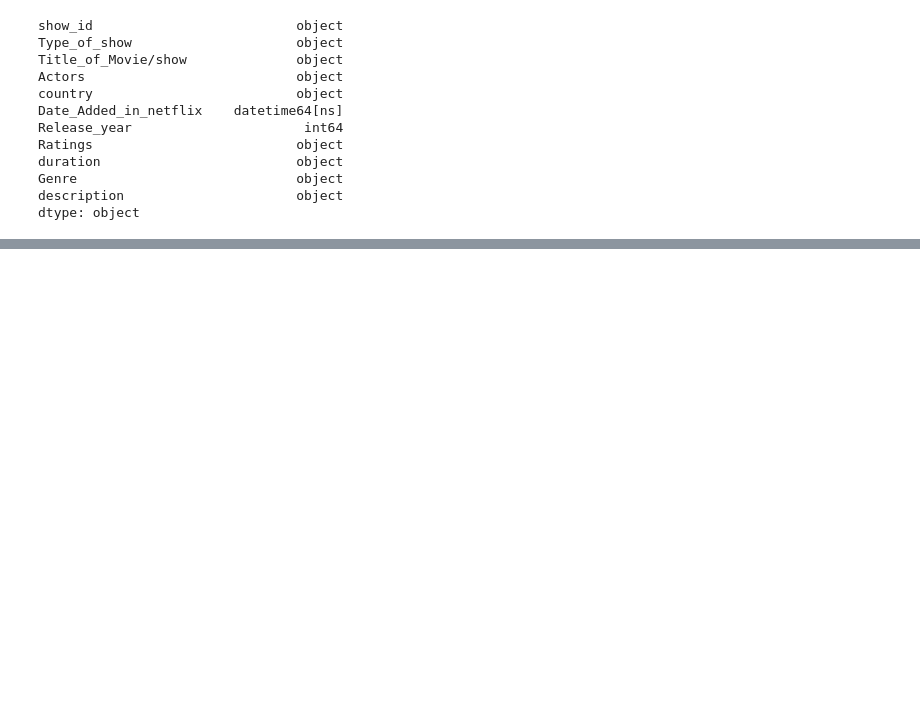
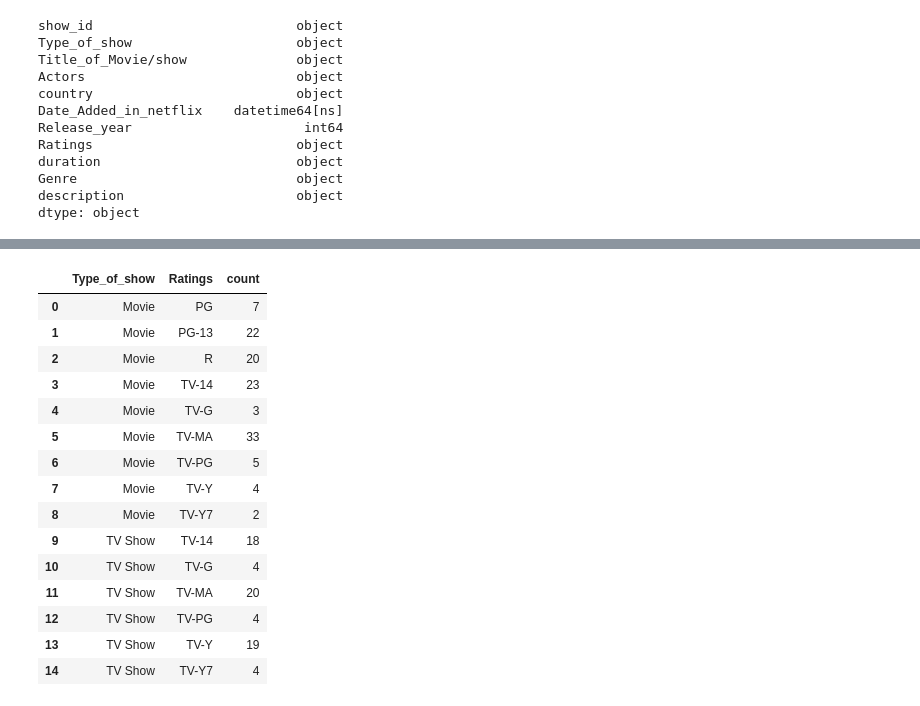
Before and after one commit to PUNEETSUBHANJI/Netflix_movies_Tv_shows_clustering, a Jupyter notebook: Netflix_Movies_Tv_shows_Clustering.ipynb, the cells around one changed output, grey strips where cells are left out. Cells and saved outputs as stored; diff of their text form; code cells hidden in the pictures; blank space fills up the shorter version.

```diff
--- a/Netflix_Movies_Tv_shows_Clustering.ipynb
+++ b/Netflix_Movies_Tv_shows_Clustering.ipynb
@@ -267,0 +375,21 @@ dtype: object
+# %%
+#groupby Type_of_show and Ratings
+ratings_dec_2020=df_new11.groupby(['Type_of_show','Ratings'])['country'].count().reset_index().rename(columns={'country':'count'})
+ratings_dec_2020
+# %% [output]
+|  | Type_of_show | Ratings | count |
+| 0 | Movie | PG | 7 |
+| 1 | Movie | PG-13 | 22 |
+| 2 | Movie | R | 20 |
+| 3 | Movie | TV-14 | 23 |
+| 4 | Movie | TV-G | 3 |
+| 5 | Movie | TV-MA | 33 |
+| 6 | Movie | TV-PG | 5 |
+| 7 | Movie | TV-Y | 4 |
+| 8 | Movie | TV-Y7 | 2 |
+| 9 | TV Show | TV-14 | 18 |
+| 10 | TV Show | TV-G | 4 |
+| 11 | TV Show | TV-MA | 20 |
+| 12 | TV Show | TV-PG | 4 |
+| 13 | TV Show | TV-Y | 19 |
+| 14 | TV Show | TV-Y7 | 4 |
```
Also changed, not shown: parts of 31 cells of this notebook.
